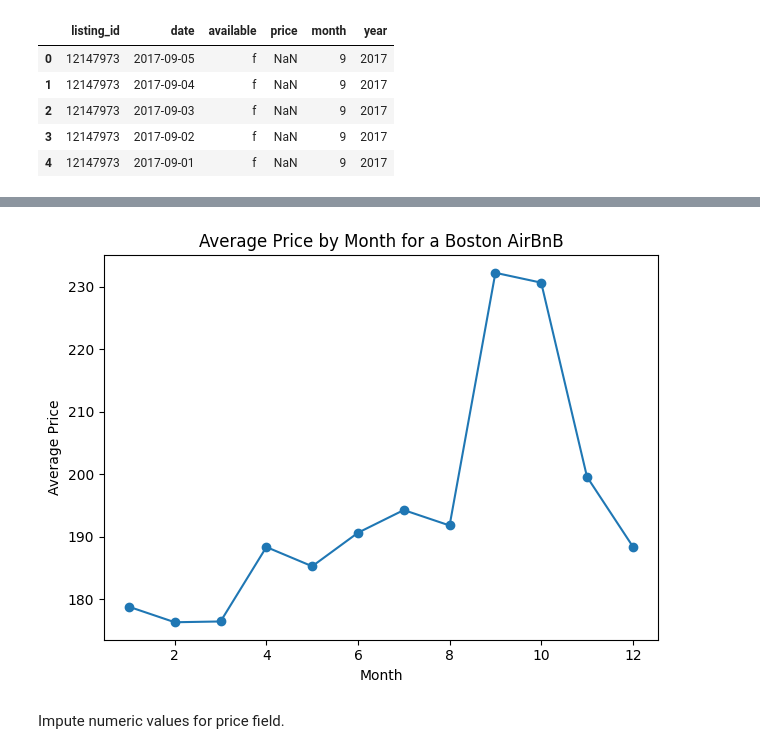
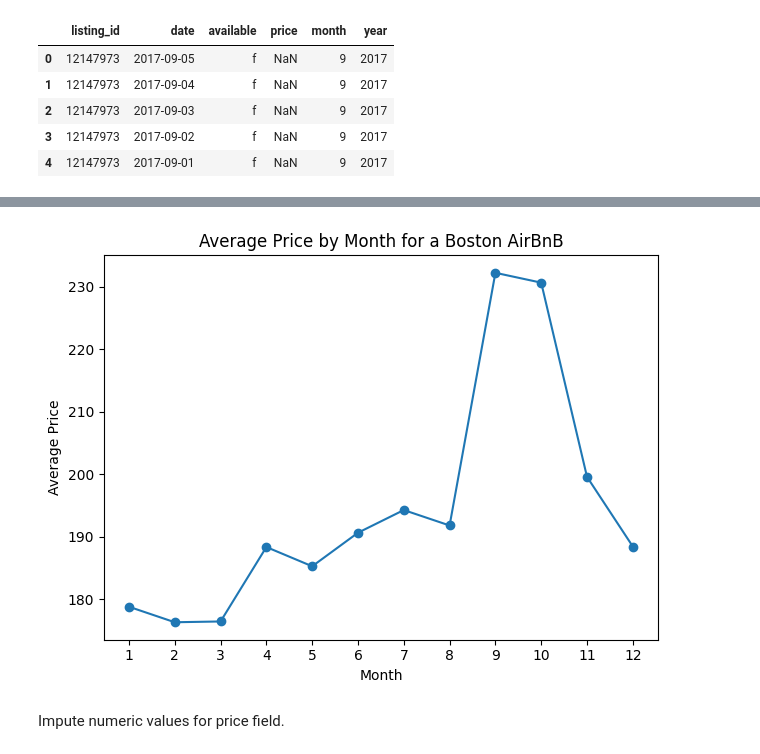
Before and after one commit to ewood242/Project_1_Data-Science-Blog, a Jupyter notebook: Project_1_Writing a Data Scientist Blog Post.ipynb, the cells around one changed output, grey strips where cells are left out. Cells and saved outputs as stored; diff of their text form; code cells hidden in the pictures.

```diff
--- a/Project_1_Writing a Data Scientist Blog Post.ipynb
+++ b/Project_1_Writing a Data Scientist Blog Post.ipynb
@@ -158,13 +214,16 @@ calendar.head()
 # %%
+# plot the average price by month
 mean_monthly_price = calendar.groupby('month')['price'].mean().reset_index()
 plt.plot(mean_monthly_price['month'], mean_monthly_price['price'], marker = 'o')
 plt.title('Average Price by Month for a Boston AirBnB')
 plt.xlabel('Month')
 plt.ylabel('Average Price')
+plt.xticks(np.arange(1, 13, 1))
 plt.tight_layout()
 plt.show()
+# highest average prices are in september and october, respectively
 # %% [output]
-[figure, old version]
+[figure, new version]
 # %% [markdown]
 Impute numeric values for price field.
 # %%
```
Also changed, not shown: parts of 6 cells of this notebook.
